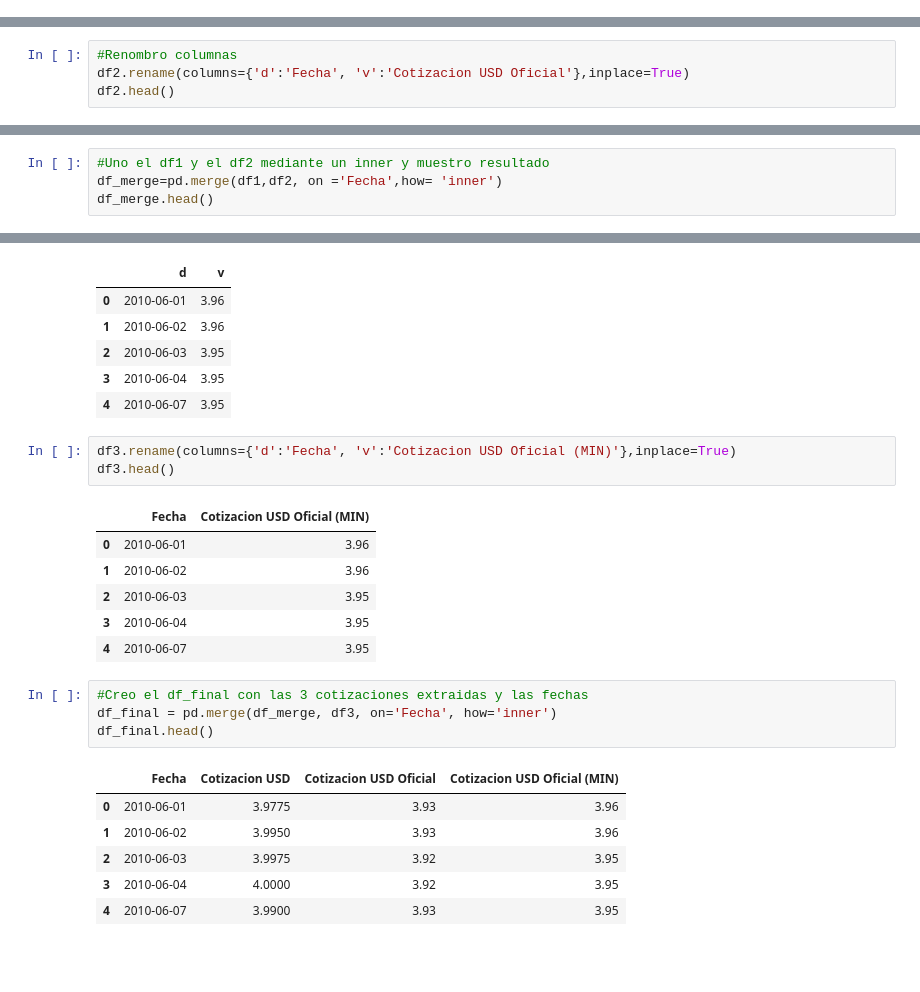
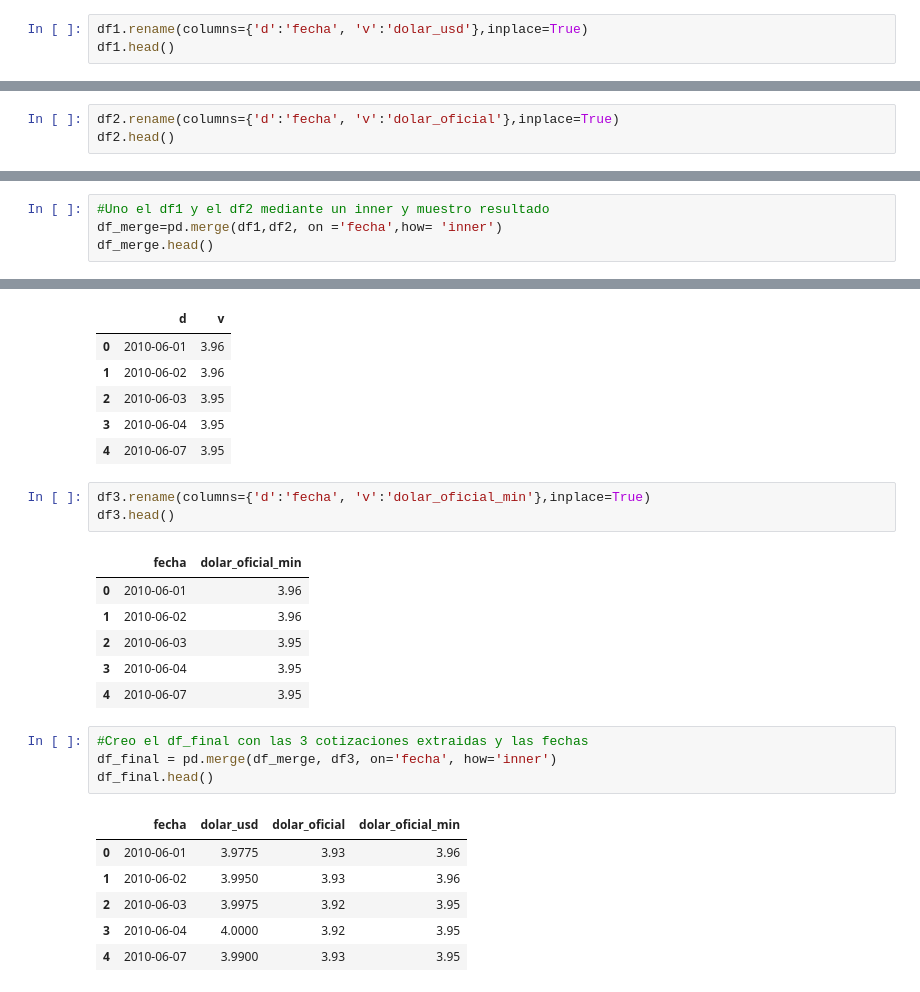
Before and after one commit to vongif/DataEngineeringBCRA, a Jupyter notebook: cotizaciones.ipynb, the cells around one changed output, grey strips where cells are left out. Saved outputs shown, nothing was run; the diff lists cells and outputs as text; blank space fills up the shorter version.

```diff
--- a/cotizaciones.ipynb
+++ b/cotizaciones.ipynb
@@ -117,0 +83,3 @@ json.loads(texto)
+# %%
+df1.rename(columns={'d':'fecha', 'v':'dolar_usd'},inplace=True)
+df1.head()
@@ -128,7 +136,6 @@ df2.head()
 | 3 | 2002-03-07 | 2.14 |
 | 4 | 2002-03-08 | 2.20 |
 # %%
-#Renombro columnas
-df2.rename(columns={'d':'Fecha', 'v':'Cotizacion USD Oficial'},inplace=True)
+df2.rename(columns={'d':'fecha', 'v':'dolar_oficial'},inplace=True)
 df2.head()
 # %% [output]
@@ -140,6 +147,6 @@ df2.head()
 | 4 | 2002-03-08 | 2.20 |
 # %%
 #Uno el df1 y el df2 mediante un inner y muestro resultado
-df_merge=pd.merge(df1,df2, on ='Fecha',how= 'inner')
+df_merge=pd.merge(df1,df2, on ='fecha',how= 'inner')
 df_merge.head()
 # %% [output]
@@ -197,10 +204,10 @@ df3.head()
 | 3 | 2010-06-04 | 3.95 |
 | 4 | 2010-06-07 | 3.95 |
 # %%
-df3.rename(columns={'d':'Fecha', 'v':'Cotizacion USD Oficial (MIN)'},inplace=True)
+df3.rename(columns={'d':'fecha', 'v':'dolar_oficial_min'},inplace=True)
 df3.head()
 # %% [output]
-|  | Fecha | Cotizacion USD Oficial (MIN) |
+|  | fecha | dolar_oficial_min |
 | 0 | 2010-06-01 | 3.96 |
 | 1 | 2010-06-02 | 3.96 |
 | 2 | 2010-06-03 | 3.95 |
@@ -208,10 +215,10 @@ df3.head()
 | 4 | 2010-06-07 | 3.95 |
 # %%
 #Creo el df_final con las 3 cotizaciones extraidas y las fechas
-df_final = pd.merge(df_merge, df3, on='Fecha', how='inner')
+df_final = pd.merge(df_merge, df3, on='fecha', how='inner')
 df_final.head()
 # %% [output]
-|  | Fecha | Cotizacion USD | Cotizacion USD Oficial | Cotizacion USD Oficial (MIN) |
+|  | fecha | dolar_usd | dolar_oficial | dolar_oficial_min |
 | 0 | 2010-06-01 | 3.9775 | 3.93 | 3.96 |
 | 1 | 2010-06-02 | 3.9950 | 3.93 | 3.96 |
 | 2 | 2010-06-03 | 3.9975 | 3.92 | 3.95 |
```
Also changed, not shown: parts of 54 cells of this notebook, 6 other files.
